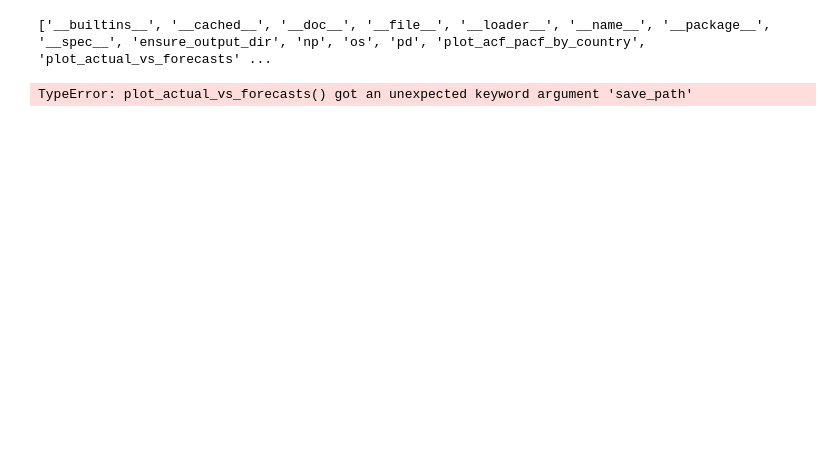
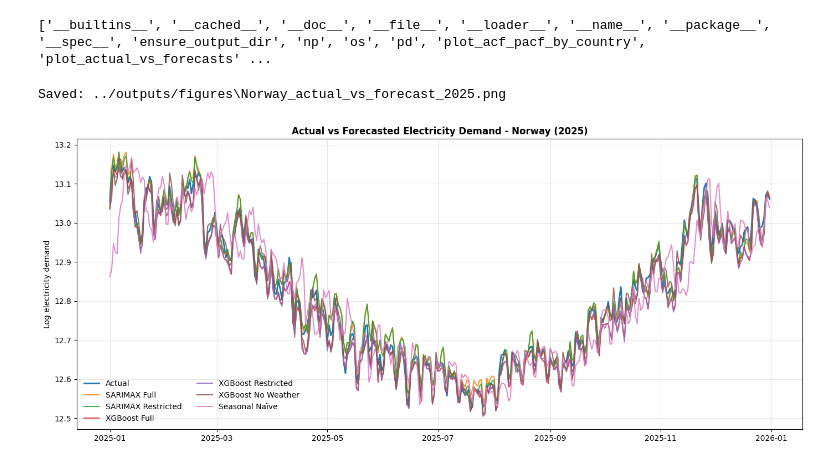
Before and after one commit to BigSam101/climate-energy-forecasting, a Jupyter notebook: notebooks/06_figure_tables.ipynb, the cells around one changed output. Cells and saved outputs as stored; diff of their text form; code cells hidden in the pictures; blank space fills up the shorter version.

Commit message:
Add modeling pipeline, figures, and evaluation outputs

```diff
--- a/notebooks/06_figure_tables.ipynb
+++ b/notebooks/06_figure_tables.ipynb
@@ -39,12 +42,14 @@ print(dir(figure_utils))
 # %%
 plot_actual_vs_forecasts(
     comparison_plot_df=comparison_plot_df,
     country=country,
     forecast_year=forecast_year,
-    save_path=f"../outputs/figures/{country}_actual_vs_forecasts.png"
+    output_dir="../outputs/figures",
+    save=True
 )
 # %% [output]
-TypeError: plot_actual_vs_forecasts() got an unexpected keyword argument 'save_path'
+Saved: ../outputs/figures\Norway_actual_vs_forecast_2025.png
+[figure, added]
 # %%
 plot_monthly_rmse(
     monthly_table=monthly_table,
```
Also changed, not shown: parts of 9 cells of this notebook, 5 other files.
